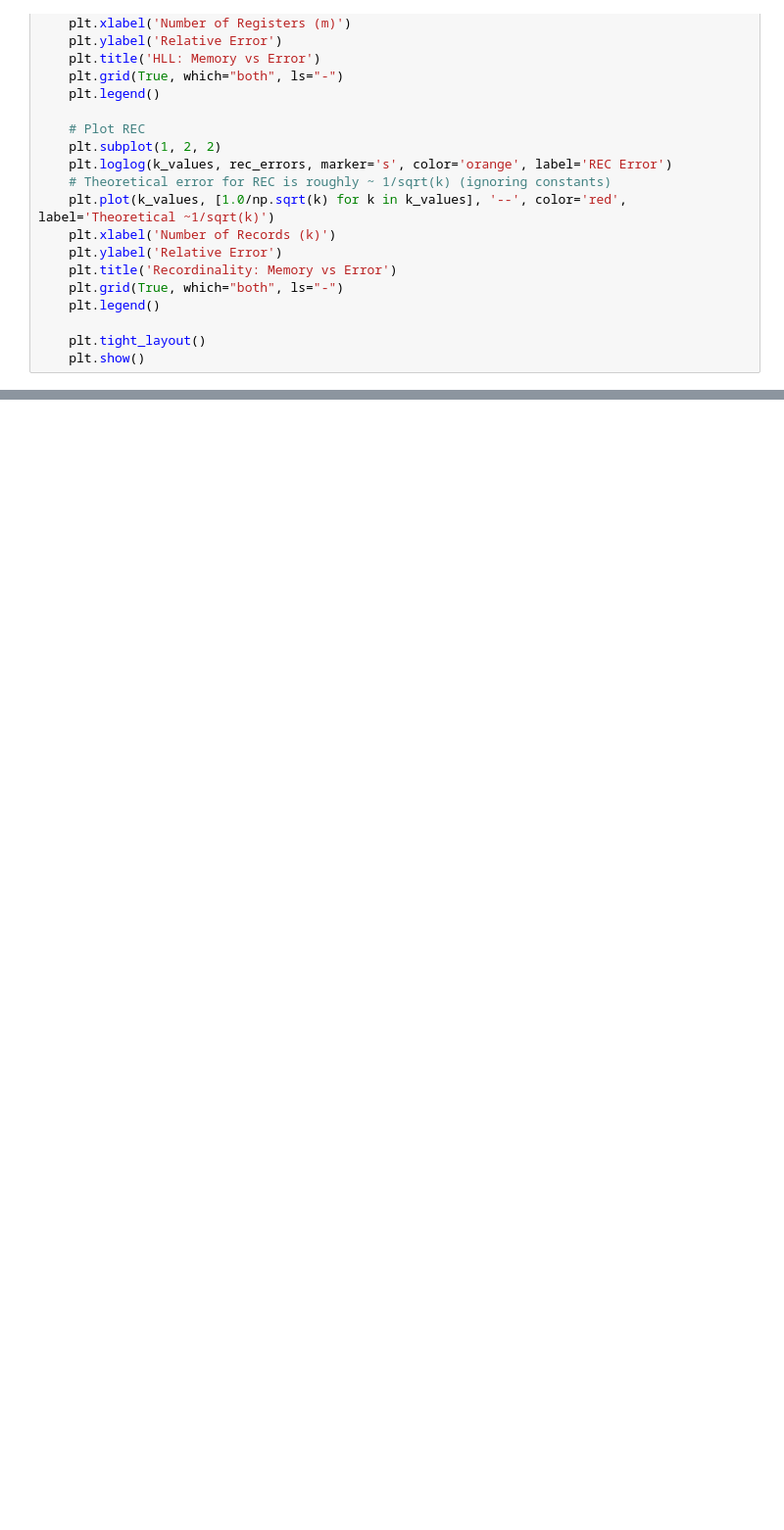
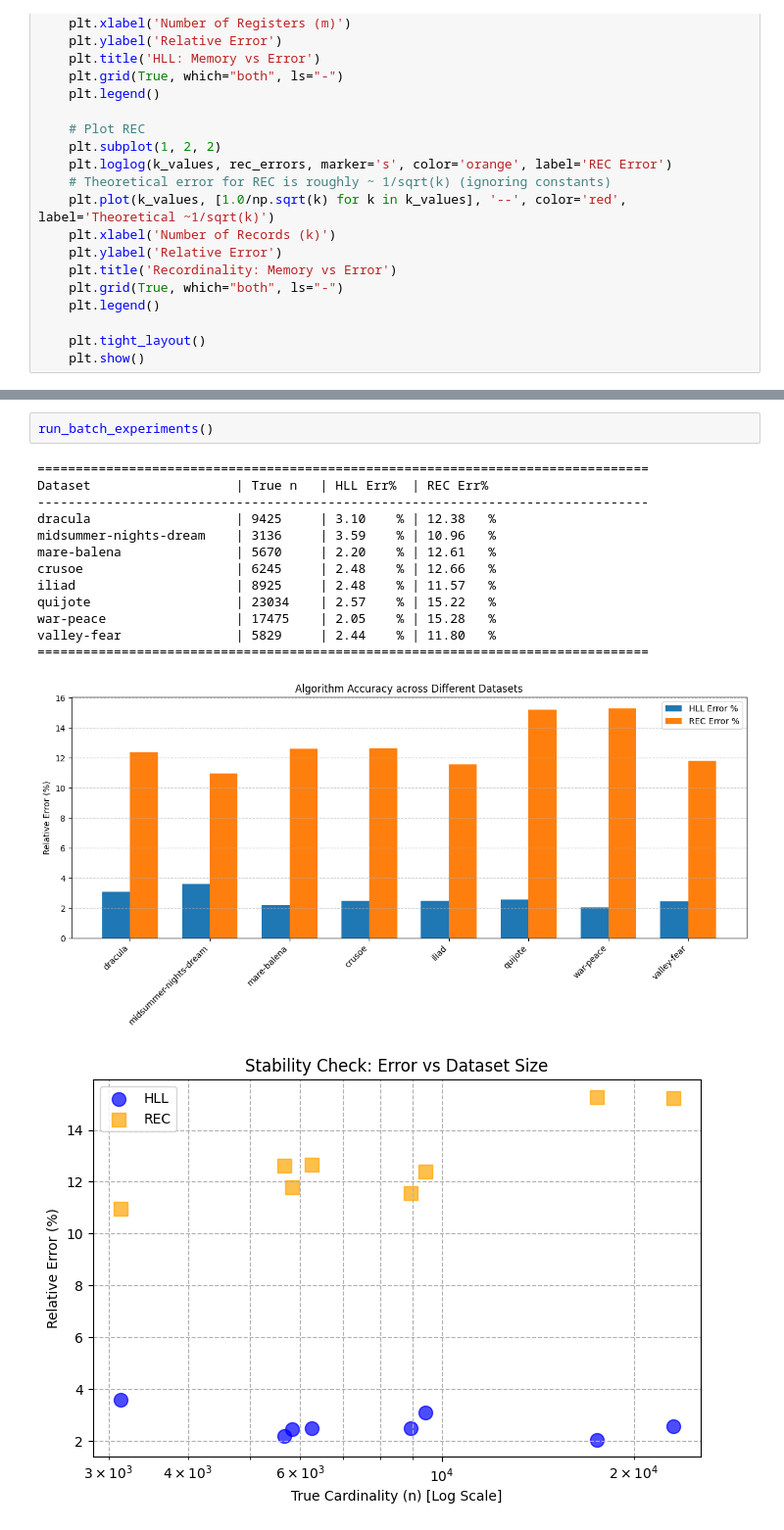
Before and after one commit to Aftab5550/cardinality-estimation-algorithms, a Jupyter notebook: cardinality-estimation-algorithms.ipynb, the cells around one changed output, grey strips where cells are left out. Shown at 98% size. Cells and saved outputs as stored; diff of their text form; blank space fills up the shorter version.

```diff
--- a/cardinality-estimation-algorithms.ipynb
+++ b/cardinality-estimation-algorithms.ipynb
@@ -276,0 +628,17 @@ plot_memory_impact('dracula.txt', 'dracula.dat')
+# %%
+run_batch_experiments()
+# %% [output]
+================================================================================
+Dataset                   | True n   | HLL Err%  | REC Err%
+--------------------------------------------------------------------------------
+dracula                   | 9425     | 3.10    % | 12.38   %
+midsummer-nights-dream    | 3136     | 3.59    % | 10.96   %
+mare-balena               | 5670     | 2.20    % | 12.61   %
+crusoe                    | 6245     | 2.48    % | 12.66   %
+iliad                     | 8925     | 2.48    % | 11.57   %
+quijote                   | 23034    | 2.57    % | 15.22   %
+war-peace                 | 17475    | 2.05    % | 15.28   %
+valley-fear               | 5829     | 2.44    % | 11.80   %
+================================================================================
+[figure, added]
+[figure, added]
```
Also changed, not shown: parts of 19 cells of this notebook.
